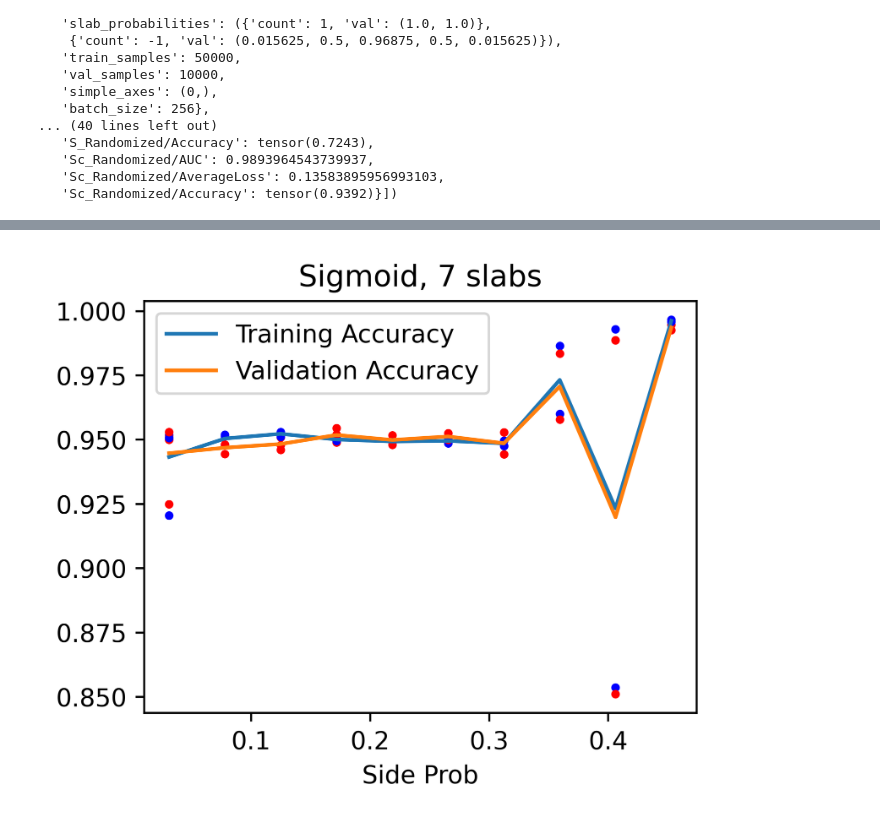
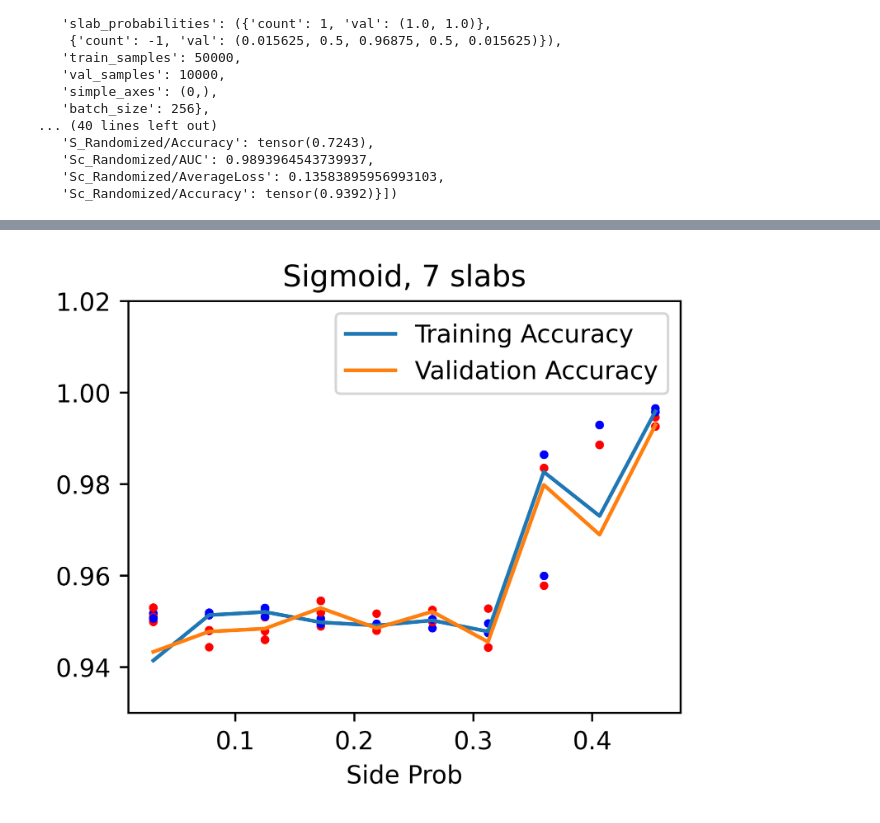
Before and after one commit to tianwen-fu/701-simplicity-bias, a Jupyter notebook: notebooks/extract_metrics.ipynb, the cells around one changed output, grey strips where cells are left out. Saved outputs shown, nothing was run; the diff lists cells and outputs as text; code cells hidden in the pictures.

```diff
--- a/notebooks/extract_metrics.ipynb
+++ b/notebooks/extract_metrics.ipynb
@@ -151,6 +213,8 @@ data_tanh_7slabs = [(key, val) for key, val in data if 'activation' in key['mode
                                                         key['data']['slabs'][1]['val'] == 7]
 # [show_diff(lms_7_fcn300_2, key, ignored_keys=('trainer_max_steps', 'seed', 'model_activation')) for key, val in data_tanh]
 # %%
+data_tanh_7slabs = [(key, val) for key, val in data if 'activation' in key['model'] and key['model']['activation'] == 'tanh' and
+                                                        key['data']['slabs'][1]['val'] == 7]
 data_tanh_sideprob_dict = {}
 sideprob_keys = []
 for key, val in data_tanh_7slabs:
@@ -173,9 +237,10 @@ for key, val in data_tanh_sideprob_dict.items():
         plt.scatter(key, v['Train/Accuracy'], color='blue', s=6)
         plt.scatter(key, v['Val/Accuracy'], color='red', s=6)
 plt.title('Tanh, 7 slabs')
+plt.xlabel('Side Prob')
+plt.ylim([0.93, 1.02])
+plt.legend()
 plt.savefig('7slabs_tanh_sideprob.pdf', dpi=600, pad_inches=0, bbox_inches='tight')
-plt.xlabel('Side Prob')
-plt.legend()
 plt.show()
 plt.close(fig)
 # %% [output]
@@ -182,0 +248,31 @@ plt.close(fig)
+# %%
+data_tanh_7slabs = [(key, val) for key, val in data if 'activation' in key['model'] and key['model']['activation'] == 'tanh' and
+                                                        key['data']['slabs'][1]['val'] == 5]
+data_tanh_sideprob_dict = {}
+sideprob_keys = []
+for key, val in data_tanh_7slabs:
+    nsamples = key['data']['slab_probabilities'][1]['val'][0]
+    if nsamples in data_tanh_sideprob_dict:
+        data_tanh_sideprob_dict[nsamples].extend(val)
+    else:
+        data_tanh_sideprob_dict[nsamples] = val
+        sideprob_keys.append(nsamples)
+def avg(lst):
+    return sum(lst) / len(lst)
+fig = plt.figure(figsize=(4, 3), dpi=600)
+sideprob_keys.sort()
+train_accs = [avg([v['Train/Accuracy'] for v in data_tanh_sideprob_dict[key]]) for key in sideprob_keys]
+val_accs = [avg([v['Val/Accuracy'] for v in data_tanh_sideprob_dict[key]]) for key in sideprob_keys]
+plt.plot(sideprob_keys, train_accs, label='Training Accuracy')
+plt.plot(sideprob_keys, val_accs, label='Validation Accuracy')
+for key, val in data_tanh_sideprob_dict.items():
+    for v in val:
+        plt.scatter(key, v['Train/Accuracy'], color='blue', s=6)
+        plt.scatter(key, v['Val/Accuracy'], color='red', s=6)
+plt.title('Tanh, 5 slabs')
+plt.xlabel('Side Prob')
+plt.ylim([0.93, 1.02])
+plt.legend()
+plt.savefig('5slabs_tanh_sideprob.pdf', dpi=600, pad_inches=0, bbox_inches='tight')
+plt.show()
+plt.close(fig)
@@ -183,32 +281,33 @@ plt.close(fig)
 # %%
 data_tanh_7slabs = [(key, val) for key, val in data if 'activation' in key['model'] and key['model']['activation'] == 'sigmoid' and
                                                         key['data']['slabs'][1]['val'] == 7]
 data_tanh_sideprob_dict = {}
 sideprob_keys = []
 for key, val in data_tanh_7slabs:
     nsamples = key['data']['slab_probabilities'][1]['val'][0]
     if nsamples in data_tanh_sideprob_dict:
         data_tanh_sideprob_dict[nsamples].extend(val)
     else:
         data_tanh_sideprob_dict[nsamples] = val
         sideprob_keys.append(nsamples)
 def avg(lst):
     return sum(lst) / len(lst)
 fig = plt.figure(figsize=(4, 3), dpi=600)
 sideprob_keys.sort()
 train_accs = [avg([v['Train/Accuracy'] for v in data_tanh_sideprob_dict[key]]) for key in sideprob_keys]
 val_accs = [avg([v['Val/Accuracy'] for v in data_tanh_sideprob_dict[key]]) for key in sideprob_keys]
 plt.plot(sideprob_keys, train_accs, label='Training Accuracy')
 plt.plot(sideprob_keys, val_accs, label='Validation Accuracy')
 for key, val in data_tanh_sideprob_dict.items():
     for v in val:
         plt.scatter(key, v['Train/Accuracy'], color='blue', s=6)
         plt.scatter(key, v['Val/Accuracy'], color='red', s=6)
 plt.title('Sigmoid, 7 slabs')
+plt.xlabel('Side Prob')
+plt.ylim([0.93, 1.02])
+plt.legend()
 plt.savefig('7slabs_sigmoid_sideprob.pdf', dpi=600, pad_inches=0, bbox_inches='tight')
-plt.xlabel('Side Prob')
-plt.legend()
 plt.show()
 plt.close(fig)
 # %% [output]
-[figure, old version]
+[figure, new version]
```
Also changed, not shown: parts of 8 cells of this notebook.
